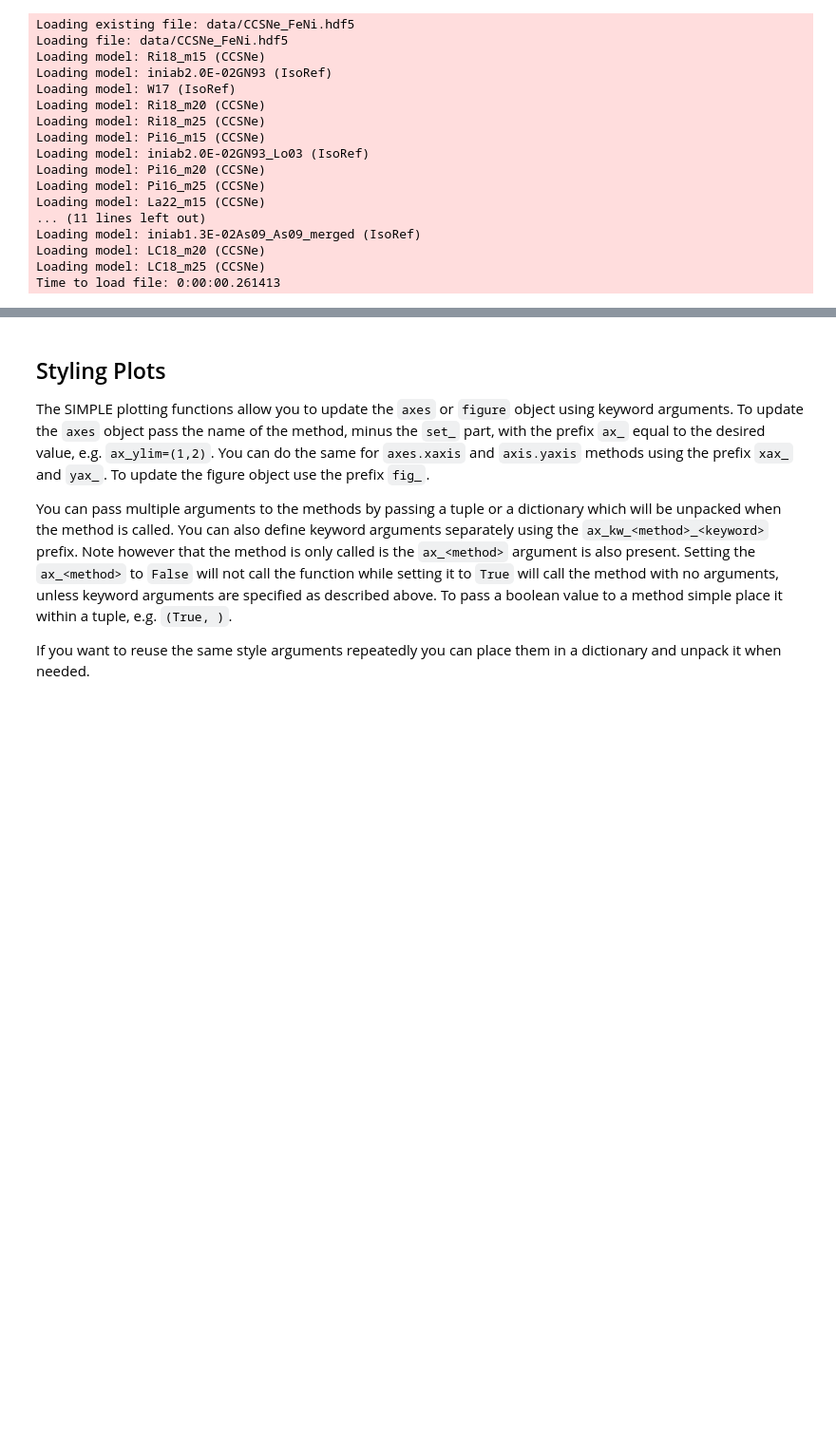
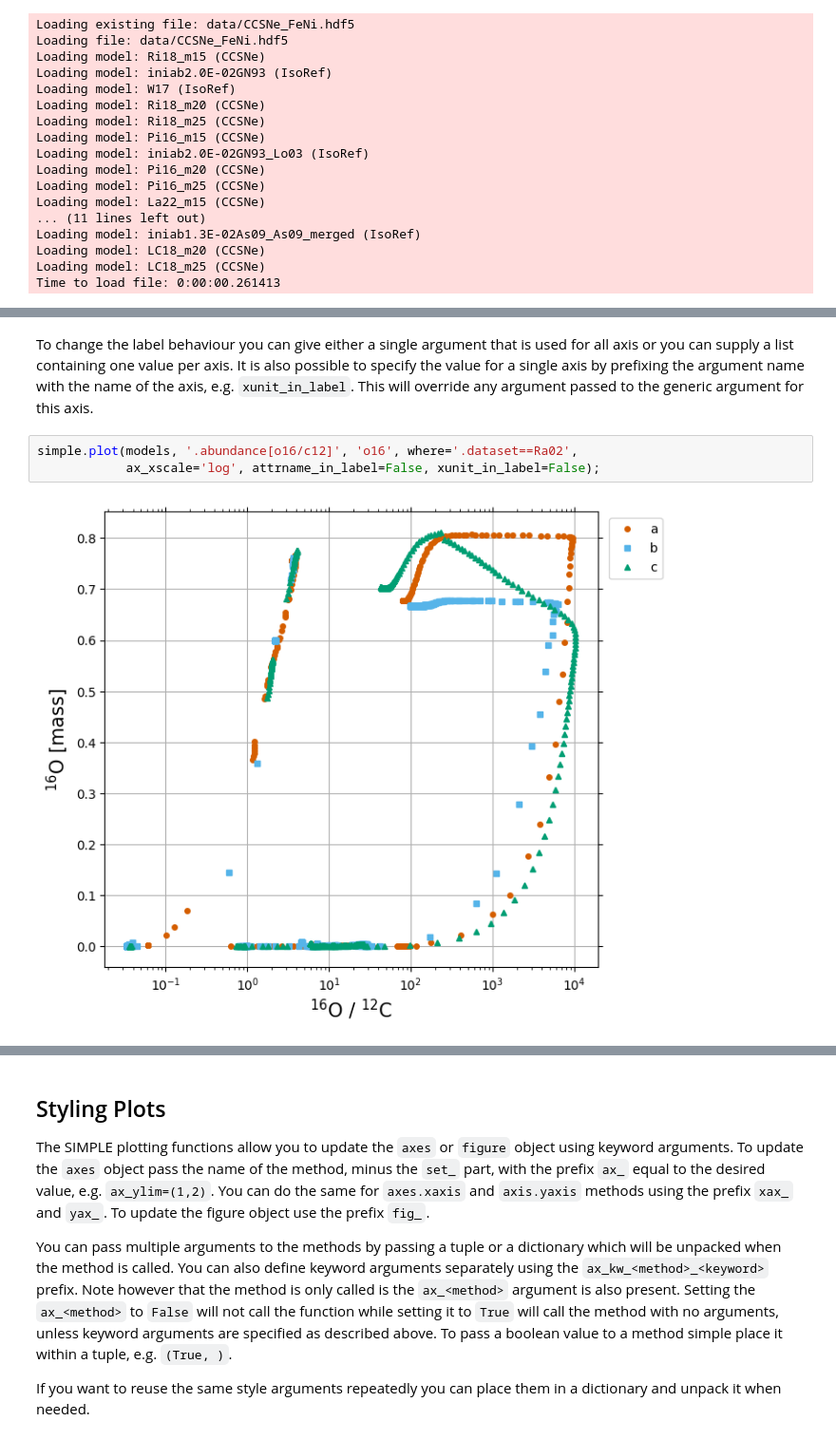
Before and after one commit to mattias-ek/SIMPLE, a Jupyter notebook: notebooks/ccsne_tutorial3.ipynb, the cells around one changed output, grey strips where cells are left out. Shown: that part at 95% size. Drawn from its saved outputs; the diff is of its cells as text; blank space fills up the shorter version.

```diff
--- a/notebooks/ccsne_tutorial3.ipynb
+++ b/notebooks/ccsne_tutorial3.ipynb
@@ -28,0 +39,7 @@ Time to load file: 0:00:00.261413
+# %% [markdown]
+To change the label behaviour you can give either a single argument that is used for all axis or you can supply a list containing one value per axis. It is also possible to specify the value for a single axis by prefixing the argument name with the name of the axis, e.g. ``xunit_in_label``. This will override any argument passed to the generic argument for this axis.
+# %%
+simple.plot(models, '.abundance[o16/c12]', 'o16', where='.dataset==Ra02',
+            ax_xscale='log', attrname_in_label=False, xunit_in_label=False);
+# %% [output]
+[figure, added]
```
Also changed, not shown: parts of 4 cells of this notebook, 3 other files.
